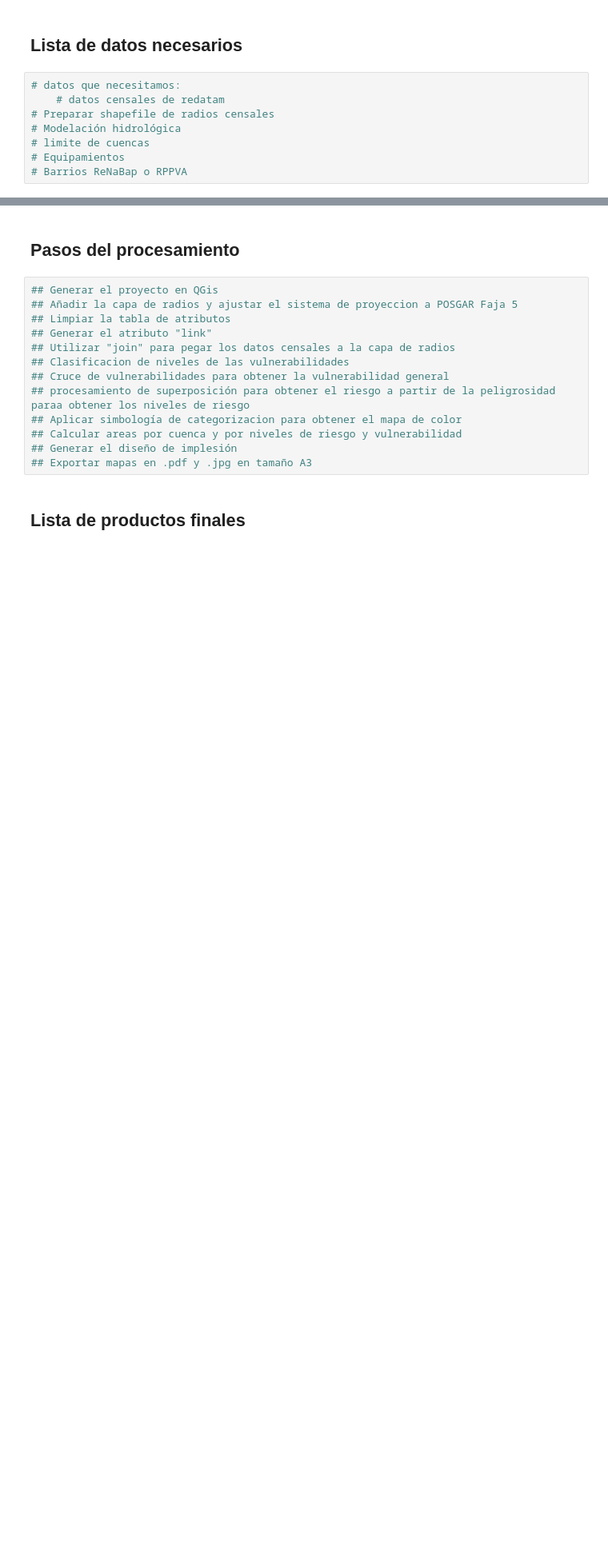
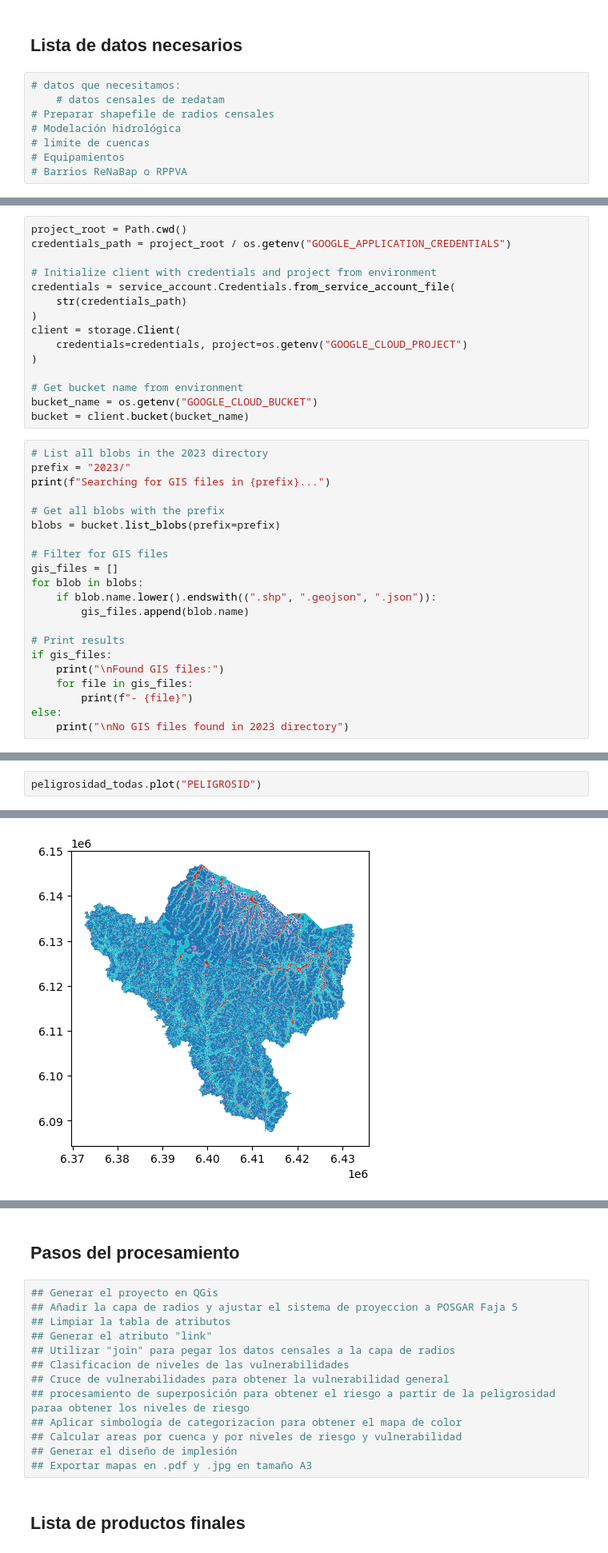
Before and after one commit to nlebovits/ciut-riesgo, a Jupyter notebook: plan.ipynb, the cells around one changed output, grey strips where cells are left out. Shown: that part at 80% size. Cells and saved outputs as stored; diff of their text form; blank space fills up the shorter version.

```diff
--- a/plan.ipynb
+++ b/plan.ipynb
@@ -10,0 +97,36 @@
+# %%
+project_root = Path.cwd()
+credentials_path = project_root / os.getenv("GOOGLE_APPLICATION_CREDENTIALS")
+
+# Initialize client with credentials and project from environment
+credentials = service_account.Credentials.from_service_account_file(
+    str(credentials_path)
+)
+client = storage.Client(
+    credentials=credentials, project=os.getenv("GOOGLE_CLOUD_PROJECT")
+)
+
+# Get bucket name from environment
+bucket_name = os.getenv("GOOGLE_CLOUD_BUCKET")
+bucket = client.bucket(bucket_name)
+# %%
+# List all blobs in the 2023 directory
+prefix = "2023/"
+print(f"Searching for GIS files in {prefix}...")
+
+# Get all blobs with the prefix
+blobs = bucket.list_blobs(prefix=prefix)
+
+# Filter for GIS files
+gis_files = []
+for blob in blobs:
+    if blob.name.lower().endswith((".shp", ".geojson", ".json")):
+        gis_files.append(blob.name)
+
+# Print results
+if gis_files:
+    print("\nFound GIS files:")
+    for file in gis_files:
+        print(f"- {file}")
+else:
+    print("\nNo GIS files found in 2023 directory")
@@ -10,0 +222,3 @@
+# %%
+peligrosidad_todas.plot("PELIGROSID")
+# %% [output]
@@ -10,0 +226 @@
+[figure, added]
```
Also changed, not shown: parts of 19 cells of this notebook, 2 other files.
